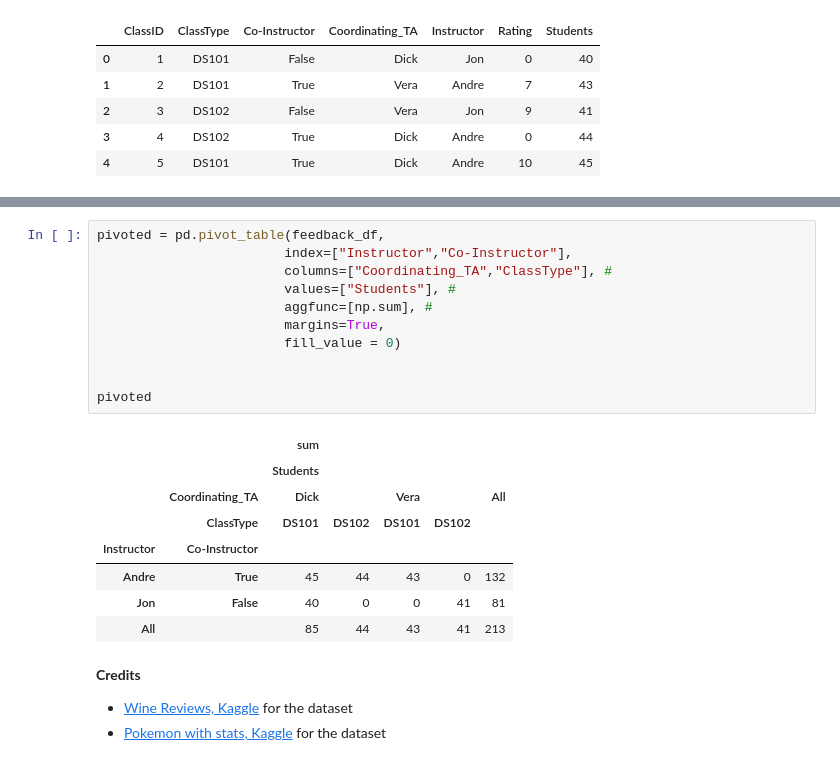
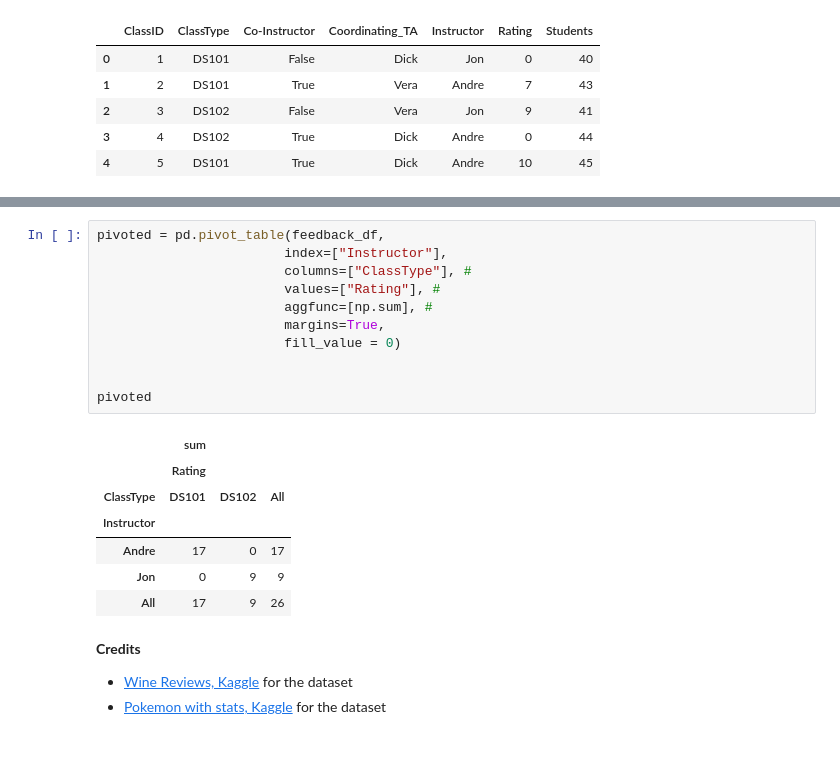
Before and after one commit to jermsinarocket/Hackwagon-DS102, a Jupyter notebook: Week 2/In-Class Exercise/Hackwagon_Academy_DS102_-_Lesson_2A_-_Introduction_to_Pandas_Part_2_-_Student.ipynb, the cells around one changed output, grey strips where cells are left out. Cells and saved outputs as stored; diff of their text form.

```diff
--- a/Week 2/In-Class Exercise/Hackwagon_Academy_DS102_-_Lesson_2A_-_Introduction_to_Pandas_Part_2_-_Student.ipynb
+++ b/Week 2/In-Class Exercise/Hackwagon_Academy_DS102_-_Lesson_2A_-_Introduction_to_Pandas_Part_2_-_Student.ipynb
@@ -387,24 +387,23 @@ feedback_df.head()
 <img src="https://pbpython.com/images/pivot-table-datasheet.png">
 # %%
 pivoted = pd.pivot_table(feedback_df,
-                        index=["Instructor","Co-Instructor"],
-                        columns=["Coordinating_TA","ClassType"], #
-                        values=["Students"], #
+                        index=["Instructor"],
+                        columns=["ClassType"], #
+                        values=["Rating"], #
                         aggfunc=[np.sum], #
                         margins=True,
                         fill_value = 0)
 
 
 pivoted
 # %% [output]
-|  |  | sum |  |  |  |  |
-|  |  | Students |  |  |  |  |
-|  | Coordinating_TA | Dick |  | Vera |  | All |
-|  | ClassType | DS101 | DS102 | DS101 | DS102 |  |
-| Instructor | Co-Instructor |  |  |  |  |  |
-| Andre | True | 45 | 44 | 43 | 0 | 132 |
-| Jon | False | 40 | 0 | 0 | 41 | 81 |
-| All |  | 85 | 44 | 43 | 41 | 213 |
+|  | sum |  |  |
+|  | Rating |  |  |
+| ClassType | DS101 | DS102 | All |
+| Instructor |  |  |  |
+| Andre | 17 | 0 | 17 |
+| Jon | 0 | 9 | 9 |
+| All | 17 | 9 | 26 |
 # %% [markdown]
 **Credits**
 - [Wine Reviews, Kaggle](https://www.kaggle.com/zynicide/wine-reviews) for the dataset
```
Also changed, not shown: 2 other files.
